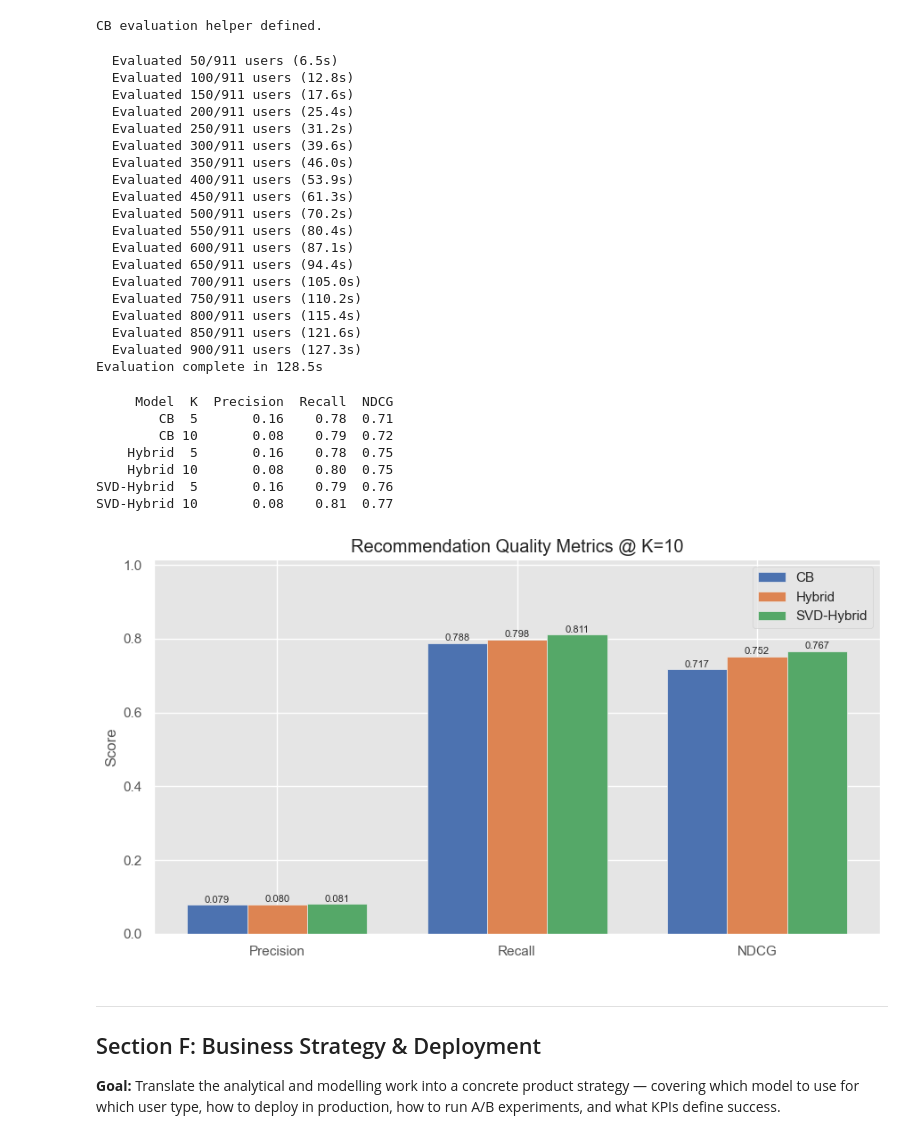
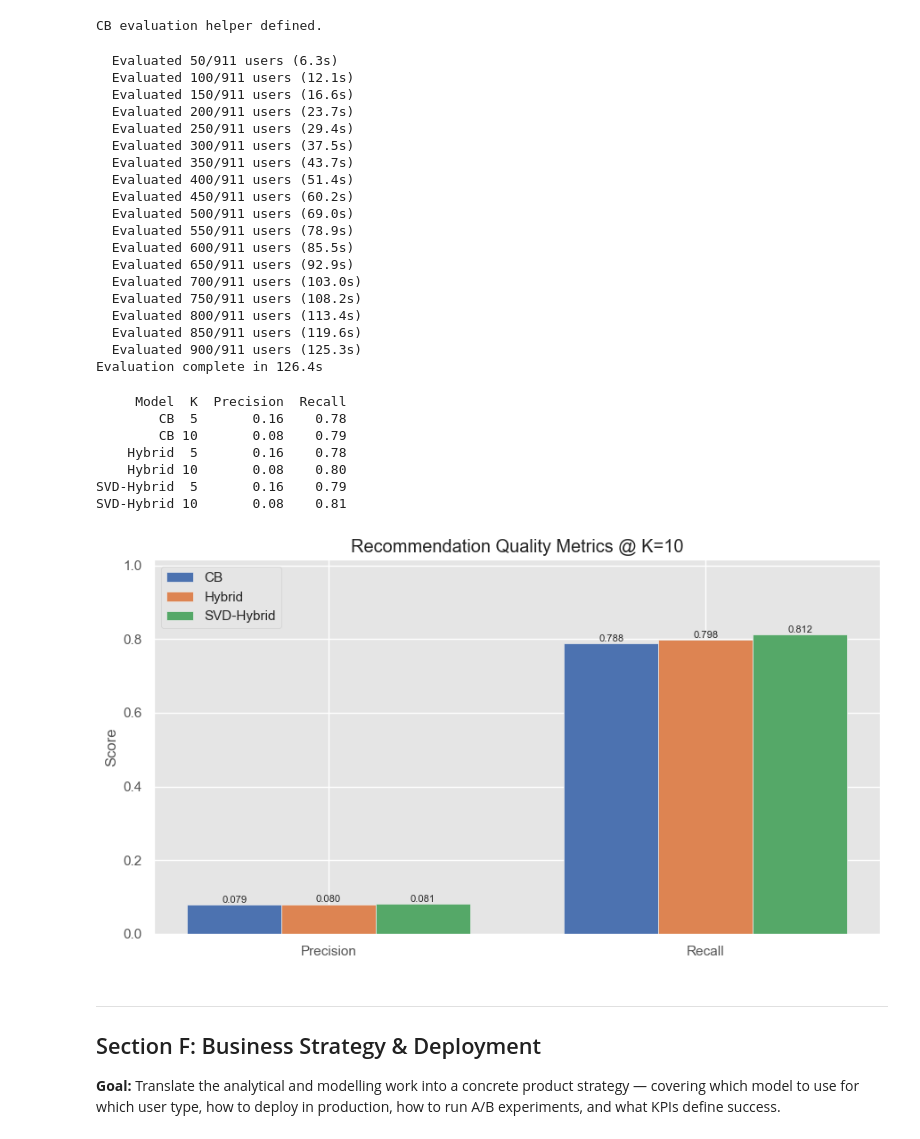
Before and after one commit to ManishDiddi/Amazon-Product-Recommendation-System, a Jupyter notebook: recommender.ipynb, the cells around one changed output. Saved outputs shown, nothing was run; the diff lists cells and outputs as text; code cells hidden in the pictures.

Commit message:
removed unnecessary metrics

```diff
--- a/recommender.ipynb
+++ b/recommender.ipynb
@@ -1790,7 +1786,7 @@ from scipy.sparse import csr_matrix
 
 # Get all unique users and items
 unique_users = df_interactions['user_id'].unique()
-unique_items = df_interactions['product_id'].unique()
+unique_items = df_products['product_id'].unique()
 
 print(f"Unique users: {len(unique_users)}")
 print(f"Unique items: {len(unique_items)}")
@@ -2943,7 +2931,7 @@ import time
 
 K_VALUES = [5, 10]
 
-results = {model: {k: {'p': [], 'r': [], 'n': []} for k in K_VALUES}
+results = {model: {k: {'p': [], 'r': []} for k in K_VALUES}
            for model in ['CB', 'Hybrid', 'SVD-Hybrid']}
 
 n_eval = len(test_set)
@@ -2975,32 +2963,31 @@ for i, (_, row) in enumerate(test_set.iterrows()):
         for model_name, recs in [('CB', cb_recs), ('Hybrid', hyb_recs), ('SVD-Hybrid', svd_recs)]:
             results[model_name][k]['p'].append(precision_at_k(recs, relevant, k))
             results[model_name][k]['r'].append(recall_at_k(recs, relevant, k))
-            results[model_name][k]['n'].append(ndcg_at_k(recs, relevant, k))
 
     if (i + 1) % 50 == 0:
         print(f'  Evaluated {i + 1}/{n_eval} users ({time.time() - t0:.1f}s)')
 
 print(f'Evaluation complete in {time.time() - t0:.1f}s')
 # %% [output]
-  Evaluated 50/911 users (6.5s)
-  Evaluated 100/911 users (12.8s)
-  Evaluated 150/911 users (17.6s)
-  Evaluated 200/911 users (25.4s)
-  Evaluated 250/911 users (31.2s)
-  Evaluated 300/911 users (39.6s)
-  Evaluated 350/911 users (46.0s)
-  Evaluated 400/911 users (53.9s)
-  Evaluated 450/911 users (61.3s)
-  Evaluated 500/911 users (70.2s)
-  Evaluated 550/911 users (80.4s)
-  Evaluated 600/911 users (87.1s)
-  Evaluated 650/911 users (94.4s)
-  Evaluated 700/911 users (105.0s)
-  Evaluated 750/911 users (110.2s)
-  Evaluated 800/911 users (115.4s)
-  Evaluated 850/911 users (121.6s)
-  Evaluated 900/911 users (127.3s)
-Evaluation complete in 128.5s
+  Evaluated 50/911 users (6.3s)
+  Evaluated 100/911 users (12.1s)
+  Evaluated 150/911 users (16.6s)
+  Evaluated 200/911 users (23.7s)
+  Evaluated 250/911 users (29.4s)
+  Evaluated 300/911 users (37.5s)
+  Evaluated 350/911 users (43.7s)
+  Evaluated 400/911 users (51.4s)
+  Evaluated 450/911 users (60.2s)
+  Evaluated 500/911 users (69.0s)
+  Evaluated 550/911 users (78.9s)
+  Evaluated 600/911 users (85.5s)
+  Evaluated 650/911 users (92.9s)
+  Evaluated 700/911 users (103.0s)
+  Evaluated 750/911 users (108.2s)
+  Evaluated 800/911 users (113.4s)
+  Evaluated 850/911 users (119.6s)
+  Evaluated 900/911 users (125.3s)
+Evaluation complete in 126.4s
 # %%
 import pandas as pd
 
@@ -3009,52 +2996,50 @@ for model in ['CB', 'Hybrid', 'SVD-Hybrid']:
     for k in K_VALUES:
         p_vals = results[model][k]['p']
         r_vals = results[model][k]['r']
-        n_vals = results[model][k]['n']
         rows.append({
             'Model':     model,
             'K':         k,
             'Precision': round(np.mean(p_vals), 4),
-            'Recall':    round(np.mean(r_vals), 4),
-            'NDCG':      round(np.mean(n_vals), 4),
+            'Recall':    round(np.mean(r_vals), 4)
         })
 
 metrics_df = pd.DataFrame(rows)
 print(metrics_df.to_string(index=False))
 # %% [output]
-     Model  K  Precision  Recall  NDCG
-        CB  5       0.16    0.78  0.71
-        CB 10       0.08    0.79  0.72
-    Hybrid  5       0.16    0.78  0.75
-    Hybrid 10       0.08    0.80  0.75
-SVD-Hybrid  5       0.16    0.79  0.76
-SVD-Hybrid 10       0.08    0.81  0.77
+     Model  K  Precision  Recall
+        CB  5       0.16    0.78
+        CB 10       0.08    0.79
+    Hybrid  5       0.16    0.78
+    Hybrid 10       0.08    0.80
+SVD-Hybrid  5       0.16    0.79
+SVD-Hybrid 10       0.08    0.81
 # %%
 # Visualize: grouped bar chart of metrics at K=10
 k10 = metrics_df[metrics_df['K'] == 10].copy()
-metric_cols = ['Precision', 'Recall', 'NDCG']
+metric_cols = ['Precision', 'Recall']
 x      = np.arange(len(metric_cols))
 width  = 0.25
 models = k10['Model'].tolist()
 colors = ['#4C72B0', '#DD8452', '#55A868']
 
 fig, ax = plt.subplots(figsize=(9, 5))
 for j, (model, color) in enumerate(zip(models, colors)):
     vals = k10[k10['Model'] == model][metric_cols].values[0]
     bars = ax.bar(x + j * width, vals, width, label=model, color=color)
     for bar, v in zip(bars, vals):
         ax.text(bar.get_x() + bar.get_width()/2, bar.get_height() + 0.001,
                 f'{v:.3f}', ha='center', va='bottom', fontsize=8)
 
 ax.set_xticks(x + width)
 ax.set_xticklabels(metric_cols)
 ax.set_ylabel('Score')
 ax.set_title('Recommendation Quality Metrics @ K=10')
 ax.legend()
 ax.set_ylim(0, max(metrics_df[metric_cols].values.max() * 1.25, 0.05))
 plt.tight_layout()
 plt.show()
 # %% [output]
-[figure, old version]
+[figure, new version]
 # %% [markdown]
 ---
 ## Section F: Business Strategy & Deployment
```
Also changed, not shown: parts of 8 cells of this notebook.
